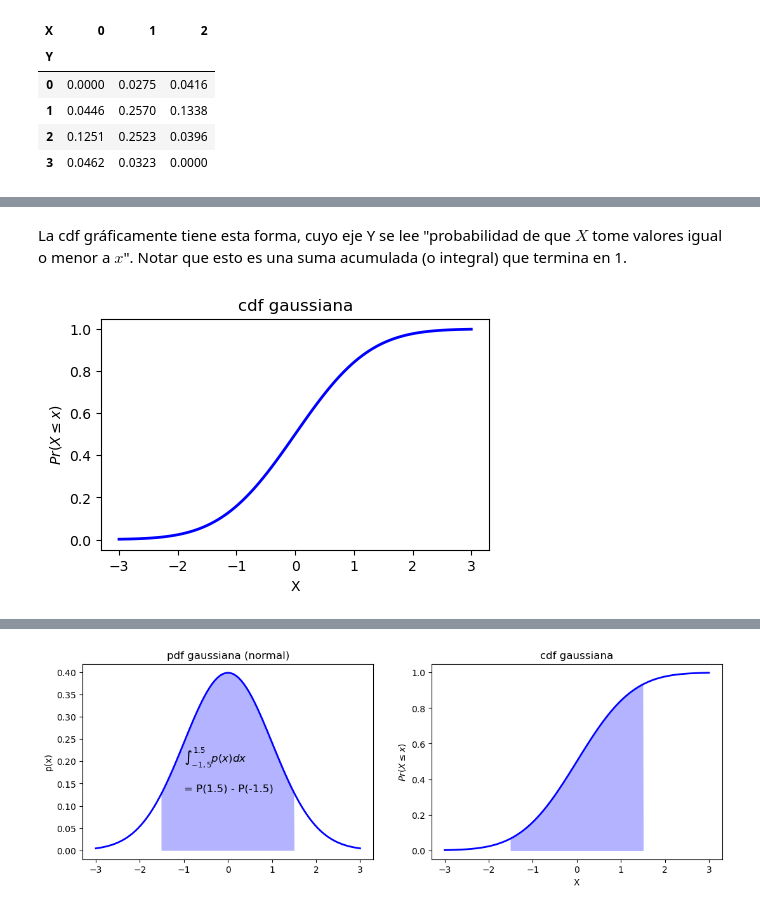
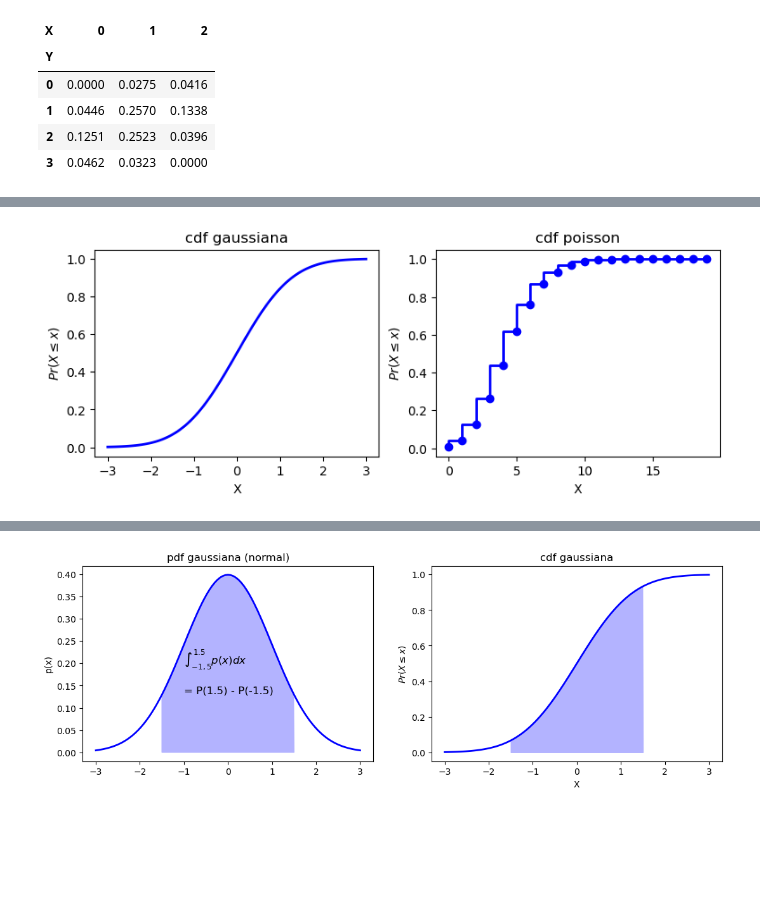
Before and after one commit to jealcalat/AEM-ITESO, a Jupyter notebook: tema_2/2.1_funciones_distribucion_densidad.ipynb, the cells around one changed output, grey strips where cells are left out. Cells and saved outputs as stored; diff of their text form; code cells hidden in the pictures; blank space fills up the shorter version.

```diff
--- a/tema_2/2.1_funciones_distribucion_densidad.ipynb
+++ b/tema_2/2.1_funciones_distribucion_densidad.ipynb
@@ -384,20 +431,31 @@ $$
-# %% [markdown]
-La cdf gráficamente tiene esta forma, cuyo eje Y se lee "probabilidad de que $X$ tome valores igual o menor a $x$".
-Notar que esto es una suma acumulada (o integral) que termina en 1.
 # %%
 # Setting up plot dimensions
-fig, axes = plt.subplots(1, 1, figsize=(5, 3))
+fig, axes = plt.subplots(1, 2, figsize=(9, 3))
 
 # PDF Gaussiana (Normal)
 x = np.linspace(-3, 3, 101)
 y = norm.pdf(x, 0, 1)
 
 # CDF Gaussiana
 y_cdf = norm.cdf(x, 0, 1)
-axes.plot(x, y_cdf, color='blue', linewidth=2)
-axes.set_title('cdf gaussiana')
-axes.set_xlabel('X')
-axes.set_ylabel(r"$Pr(X \leq x)$");
+axes[0].plot(x, y_cdf, color='blue', linewidth=2)
+axes[0].set_title('cdf gaussiana')
+axes[0].set_xlabel('X')
+axes[0].set_ylabel(r"$Pr(X \leq x)$");
+
+# CDF para la distribución de Poisson
+
+# PDF Poisson
+x = np.arange(0, 20)
+y = poisson.pmf(x, 5)
+
+# CDF Poisson
+y_cdf = poisson.cdf(x, 5)
+axes[1].step(x, y_cdf, color='blue', linewidth=2)
+axes[1].scatter(x, y_cdf, color='blue')
+axes[1].set_title('cdf poisson')
+axes[1].set_xlabel('X')
+axes[1].set_ylabel(r"$Pr(X \leq x)$");
 # %% [output]
-[figure, old version]
+[figure, new version]
 # %% [markdown]
```
Also changed, not shown: parts of 14 cells of this notebook, 6 other files.
